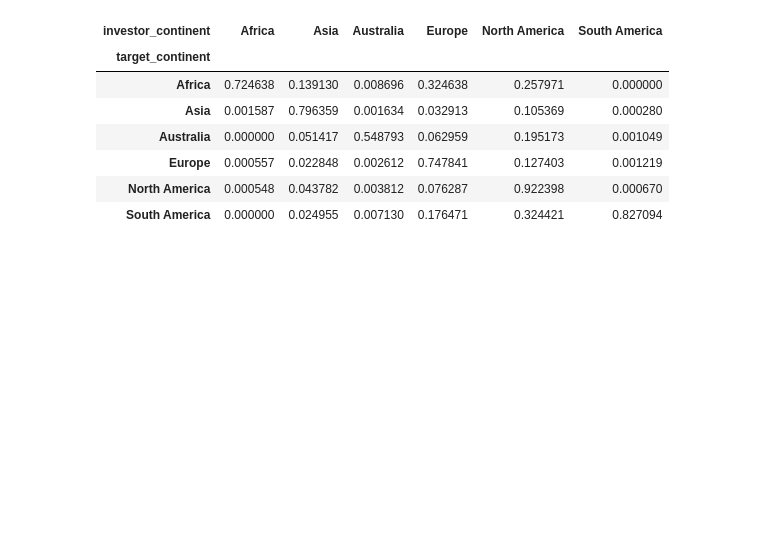
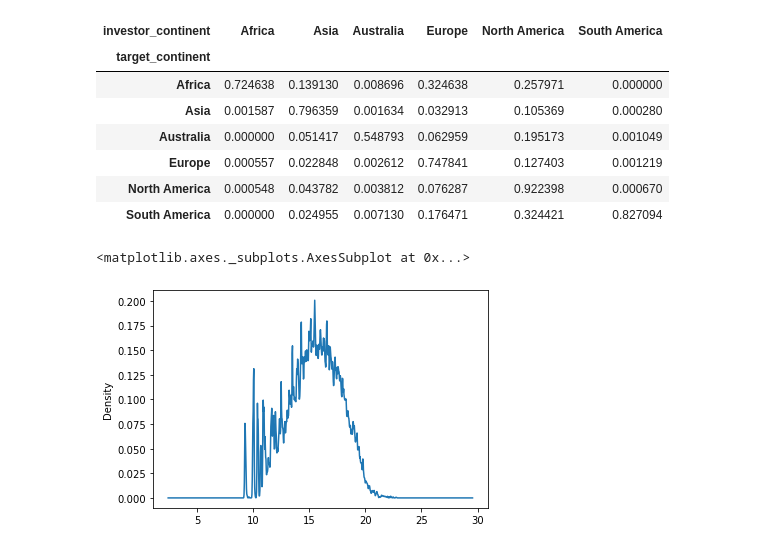
Before and after one commit to testalorenzo/crunch_net, a Jupyter notebook: notebook/CB.ipynb, the cells around one changed output. Cells and saved outputs as stored; diff of their text form; code cells hidden in the pictures; blank space fills up the shorter version.

```diff
--- a/notebook/CB.ipynb
+++ b/notebook/CB.ipynb
@@ -43,3 +76,11 @@ cb_a
 | Europe | 0.000557 | 0.022848 | 0.002612 | 0.747841 | 0.127403 | 0.001219 |
 | North America | 0.000548 | 0.043782 | 0.003812 | 0.076287 | 0.922398 | 0.000670 |
 | South America | 0.000000 | 0.024955 | 0.007130 | 0.176471 | 0.324421 | 0.827094 |
+# %%
+es1 = cb.groupby(['target_name','stage'], as_index = False).agg({"size_real": 'first'})
+es2 = es1[['target_name','size_real']].groupby(['target_name'],as_index=False).sum()
+es3 = es2[es2['size_real']!=0]
+np.log(es3['size_real']).plot.kde(0.01)
+# %% [output]
+<matplotlib.axes._subplots.AxesSubplot at 0x...>
+[figure, added]
```
Also changed, not shown: parts of 29 cells of this notebook.
